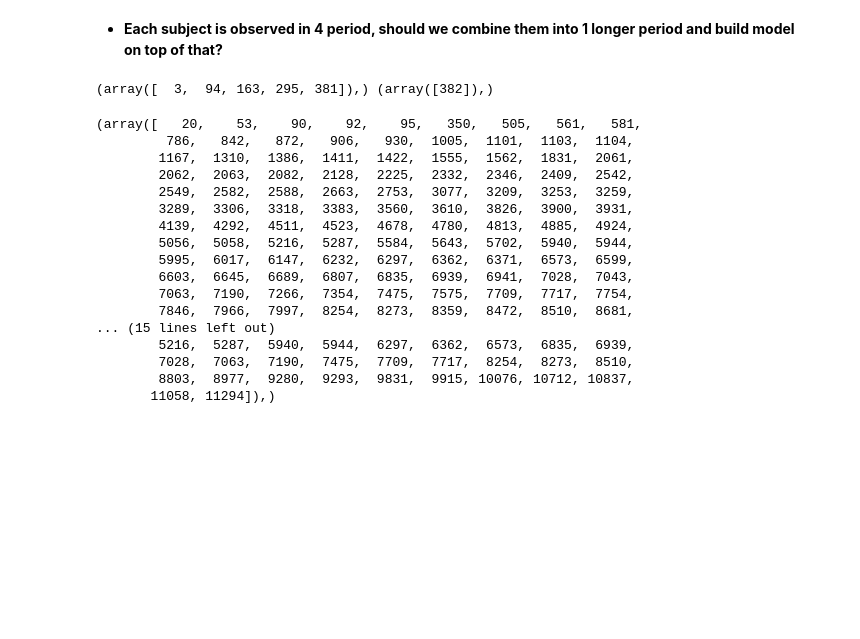
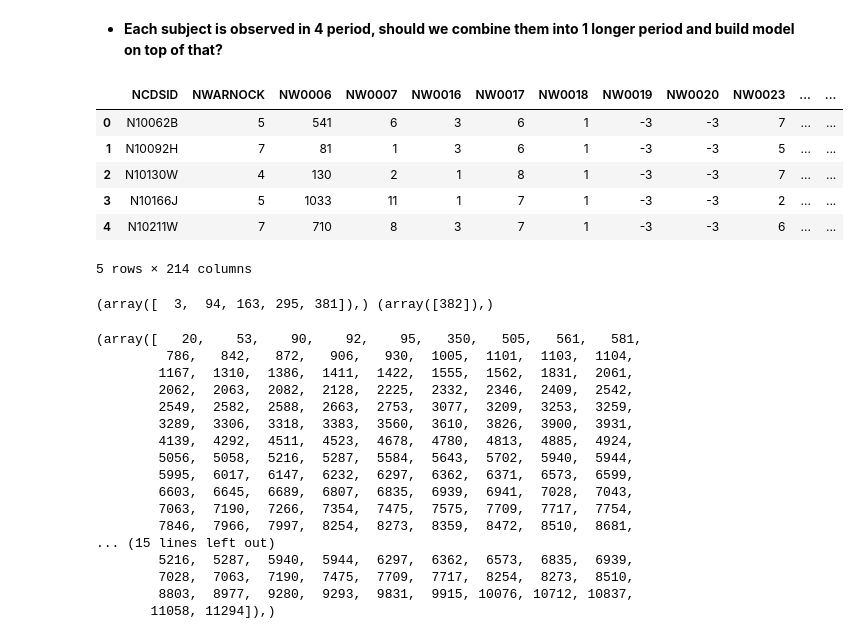
Before and after one commit to fbecerra/seizuresandepilepsy, a Jupyter notebook: cs109a_project.ipynb, the cells around one changed output. Cells and saved outputs as stored; diff of their text form; code cells hidden in the pictures; blank space fills up the shorter version.

```diff
--- a/cs109a_project.ipynb
+++ b/cs109a_project.ipynb
@@ -81,3 +81,13 @@ UKDA_6137_tab = pd.read_table('Data/1958 NCDS/UKDA-6137-tab/tab/ncds_2008_follow
+# %%
+UKDA_2024_tab.head()
+# %% [output]
+|  | NCDSID | NWARNOCK | NW0006 | NW0007 | NW0016 | NW0017 | NW0018 | NW0019 | NW0020 | NW0023 | ... | ... |
+| 0 | N10062B | 5 | 541 | 6 | 3 | 6 | 1 | -3 | -3 | 7 | ... | ... |
+| 1 | N10092H | 7 | 81 | 1 | 3 | 6 | 1 | -3 | -3 | 5 | ... | ... |
+| 2 | N10130W | 4 | 130 | 2 | 1 | 8 | 1 | -3 | -3 | 7 | ... | ... |
+| 3 | N10166J | 5 | 1033 | 11 | 1 | 7 | 1 | -3 | -3 | 2 | ... | ... |
+| 4 | N10211W | 7 | 710 | 8 | 3 | 7 | 1 | -3 | -3 | 6 | ... | ... |
+5 rows × 214 columns
 # %%
 # 1976, age = 18
 list_epil = np.where(UKDA_2024_tab['NW0284'] == 2)    # Health problem Epilepsy
```
Also changed, not shown: parts of 7 cells of this notebook.
